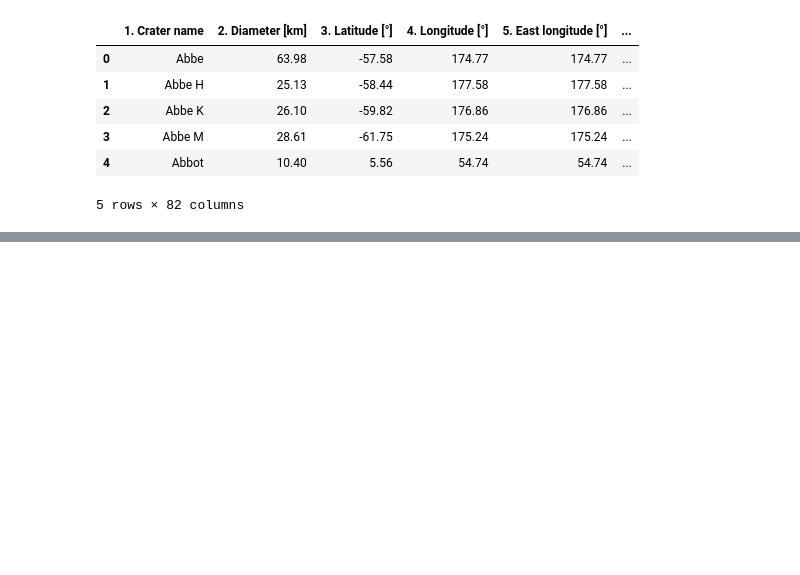
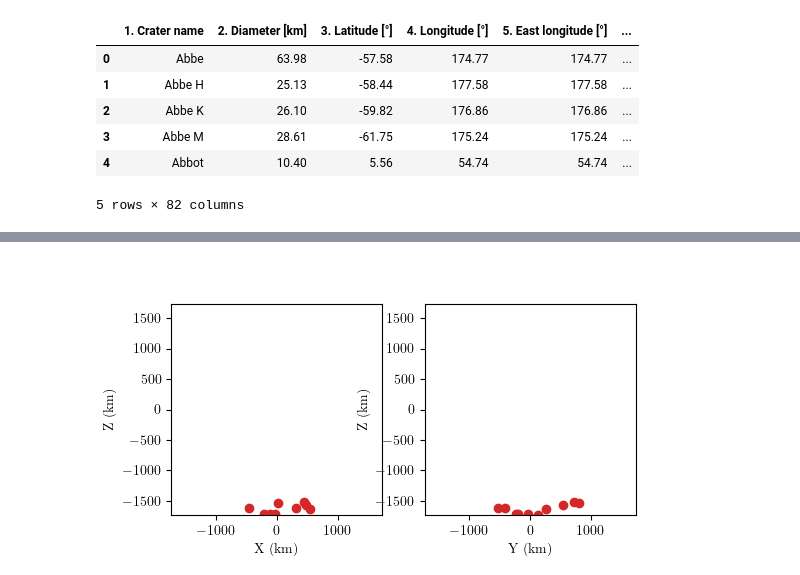
Before and after one commit to Stanford-NavLab/LuPNT, a Jupyter notebook: examples/projects/pnt-scheduling/example_pnt_scheduling.ipynb, the cells around one changed output, grey strips where cells are left out. Saved outputs shown, nothing was run; the diff lists cells and outputs as text; code cells hidden in the pictures; blank space fills up the shorter version.

```diff
--- a/examples/projects/pnt-scheduling/example_pnt_scheduling.ipynb
+++ b/examples/projects/pnt-scheduling/example_pnt_scheduling.ipynb
@@ -117,0 +188,21 @@ TypeError: Plot3D.plot_surface() got an unexpected keyword argument 'scale'
+# %%
+plt.figure(figsize=(6, 3))
+plt.subplot(121)
+plt.plot(r_obs_pa[:, 0], r_obs_pa[:, 2], "o", color="tab:red")
+plt.xlabel("X (km)")
+plt.ylabel("Z (km)")
+plt.xlim(-pnt.R_MOON, pnt.R_MOON)
+plt.ylim(-pnt.R_MOON, pnt.R_MOON)
+plt.gca().set_aspect("equal", adjustable="box")
+
+plt.subplot(122)
+plt.plot(r_obs_pa[:, 1], r_obs_pa[:, 2], "o", color="tab:red")
+plt.xlabel("Y (km)")
+plt.ylabel("Z (km)")
+plt.xlim(-pnt.R_MOON, pnt.R_MOON)
+plt.ylim(-pnt.R_MOON, pnt.R_MOON)
+plt.gca().set_aspect("equal", adjustable="box")
+
+plt.show()
+# %% [output]
+[figure, added]
```
Also changed, not shown: parts of 25 cells of this notebook, 2 other files.
